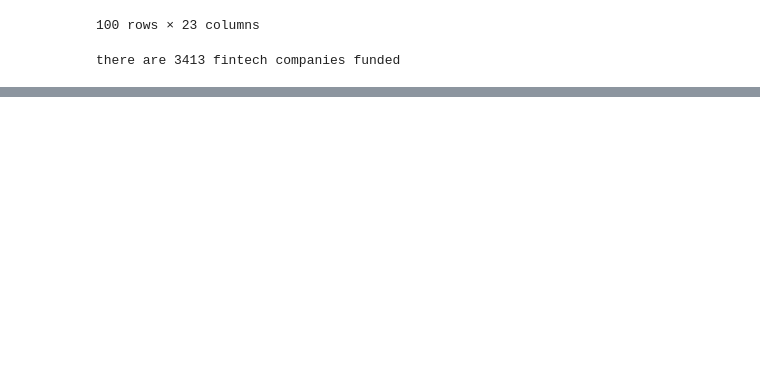
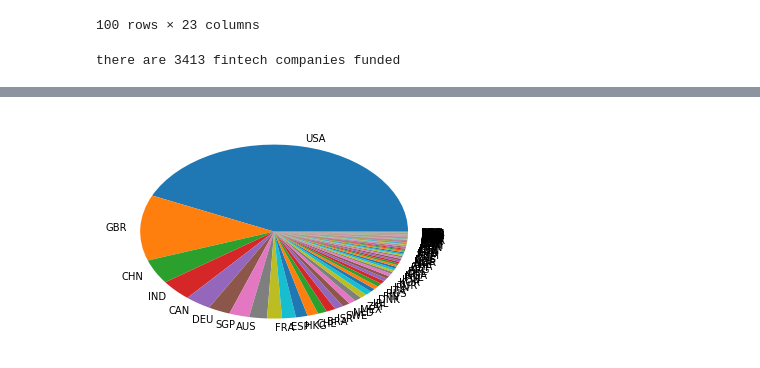
Before and after one commit to shoyasaxa/fintech-vc-funding, a Jupyter notebook: Fintech_VC.ipynb, the cells around one changed output, grey strips where cells are left out. Drawn from its saved outputs; the diff is of its cells as text; code cells hidden in the pictures; blank space fills up the shorter version.

```diff
--- a/Fintech_VC.ipynb
+++ b/Fintech_VC.ipynb
@@ -60,3 +60,6 @@ there were 21902 exceptions
 print("there are {} fintech companies funded".format(len(df_fintech)))
 # %% [output]
 there are 3413 fintech companies funded
+# %%
+country_counts = df_fintech["country_code"].value_counts()
+display(country_counts.head(15))
@@ -62,0 +83,7 @@ there are 3413 fintech companies funded
+# %%
+from matplotlib import pyplot as plt
+
+plt.pie(country_counts, labels=country_counts.index)
+plt.show();
+# %% [output]
+[figure, added]
```
Also changed, not shown: parts of 8 cells of this notebook.
